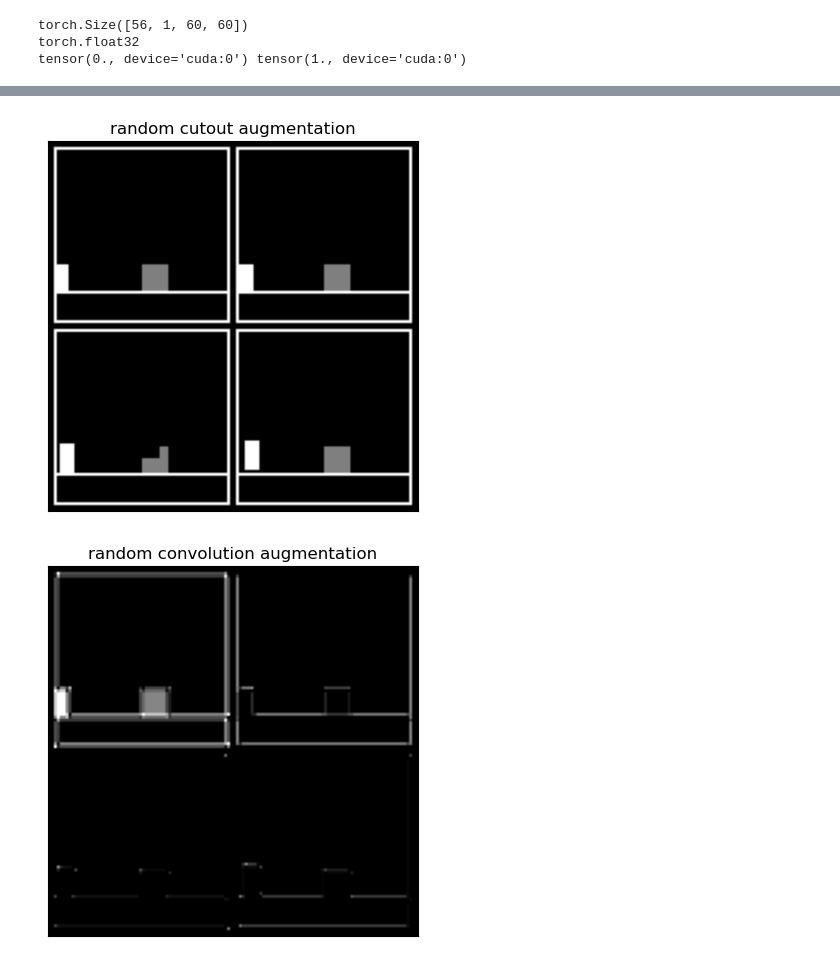
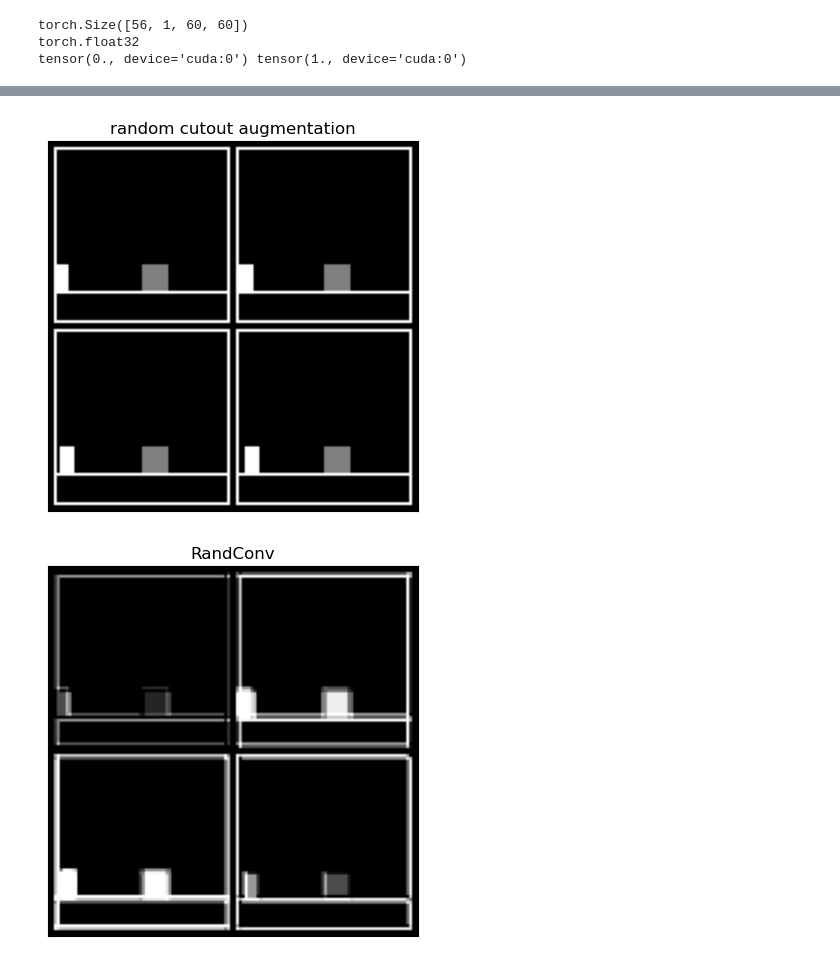
Before and after one commit to manusimidt/jku_master_thesis, a Jupyter notebook: jumping/visualize_augmentations.ipynb, the cells around one changed output, grey strips where cells are left out. Cells and saved outputs as stored; diff of their text form; code cells hidden in the pictures.

```diff
--- a/jumping/visualize_augmentations.ipynb
+++ b/jumping/visualize_augmentations.ipynb
@@ -53,6 +53,7 @@ frames = torch.from_numpy(frames).to(device)
 print(frames.shape)
 print(frames.dtype)
 print(frames.min(), frames.max())
+frames = frames[17:]
 # %% [output]
 torch.Size([56, 1, 60, 60])
 torch.float32
@@ -105,16 +106,16 @@ assert aug_frames.shape == frames.shape, "Shapes should not change by image tran
 assert aug_frames.device == frames.device, "Device should not change by image transformation!"
 assert aug_frames.min() >= 0 and aug_frames.max() <= 1, "Invalid range for pixel values"
 # %% [output]
-[figure, old version]
+[figure, new version]
 # %%
 aug_frames = augmentations.rand_conv(frames)
-show_imgs(aug_frames, title="random convolution augmentation", max_display=4)
+show_imgs(aug_frames, title="RandConv", max_display=4)
 
 assert aug_frames.shape == frames.shape, "Shapes should not change by image transformation!"
 assert aug_frames.device == frames.device, "Device should not change by image transformation!"
 assert aug_frames.min() >= 0 and aug_frames.max() <= 1, "Invalid range for pixel values"
 # %% [output]
-[figure, old version]
+[figure, new version]
 # %%
 aug_frames = augmentations.gaussian_blur(frames, kernel_size=3, sigma=0.6)
 show_imgs(aug_frames, title="gaussian blur augmentation", max_display=4)
```
Also changed, not shown: parts of 7 cells of this notebook, 7 other files.
